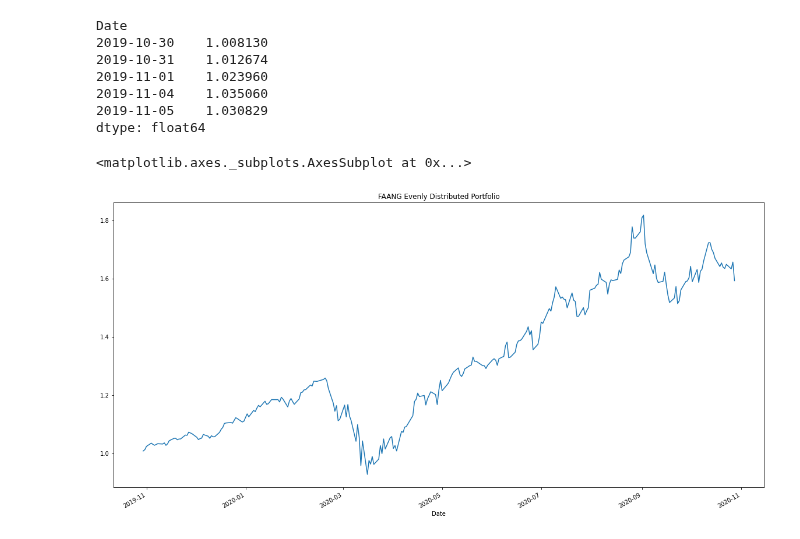
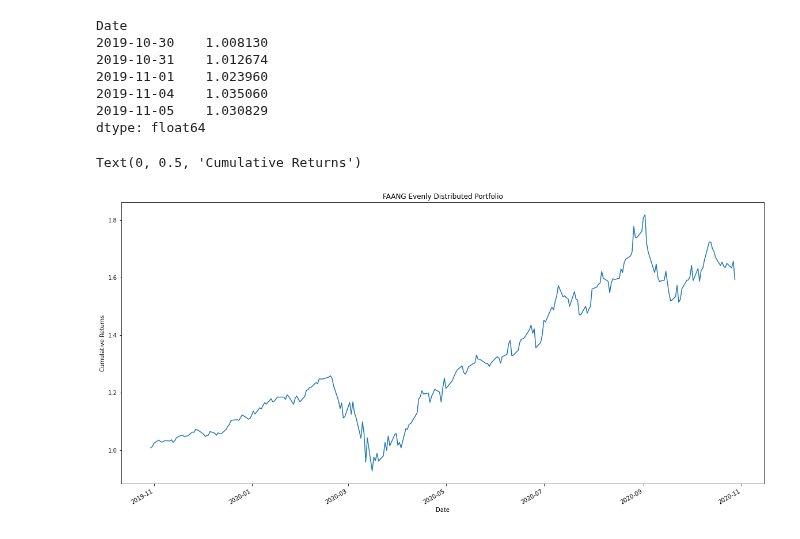
Before and after one commit to Milticket414/Dream-Team, a Jupyter notebook: reports/faang_final_analysis.ipynb, the cells around one changed output. Saved outputs shown, nothing was run; the diff lists cells and outputs as text; code cells hidden in the pictures.

```diff
--- a/reports/faang_final_analysis.ipynb
+++ b/reports/faang_final_analysis.ipynb
@@ -125,7 +126,8 @@ Date
 2019-11-05    1.030829
 dtype: float64
 # %%
-portfolio_returns.plot(figsize = (20,10), title="FAANG Evenly Distributed Portfolio")
+new1 = portfolio_returns.plot(figsize = (20,10), title="FAANG Evenly Distributed Portfolio")
+new1.set_ylabel("Cumulative Returns")
 # %% [output]
-<matplotlib.axes._subplots.AxesSubplot at 0x...>
+Text(0, 0.5, 'Cumulative Returns')
-[figure, old version]
+[figure, new version]
```
Also changed, not shown: parts of 1 cell of this notebook.
